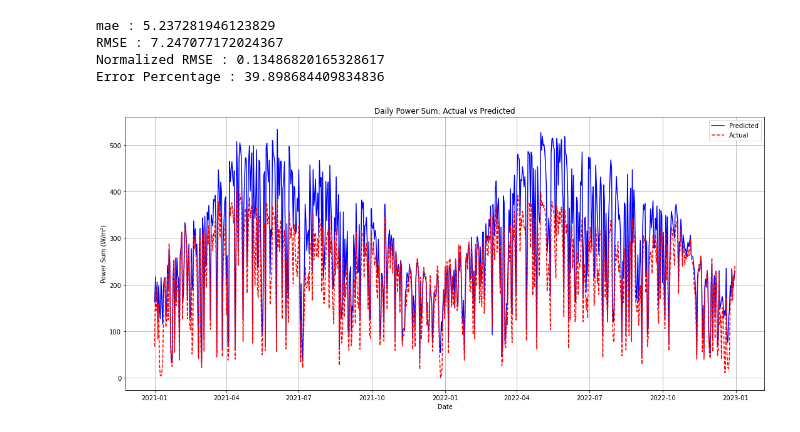
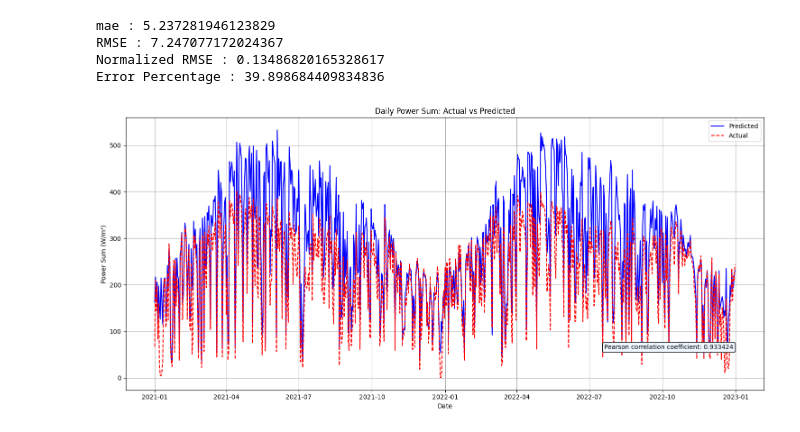
Before and after one commit to yelim421/SolarPower, a Jupyter notebook: LinearModel.ipynb, the cells around one changed output. Saved outputs shown, nothing was run; the diff lists cells and outputs as text; code cells hidden in the pictures.

```diff
--- a/LinearModel.ipynb
+++ b/LinearModel.ipynb
@@ -66,6 +67,9 @@ def test_rmse(y_true, y_pred):
     print(f"Normalized RMSE : {n_rmse(y_true, y_pred)}")
     score = evaluation_metric(y_true, y_pred)
     print(f"Error Percentage : {test_error_percentage(score)}")
+
+def calculate_pearsonr(data1, data2):
+    return pearsonr(data1, data2)
 # %%
 test = pd.read_csv('test_data_nan_wind.csv', index_col='Date')
 test.fillna(-1, inplace=True)
@@ -99,22 +103,28 @@ Error Percentage : 39.898684409834836
 # %%
 test['date'] = pd.to_datetime(test.index).date
 actual_power.index = pd.to_datetime(actual_power.index).date
 
 # 일별로 발전량 합계 계산
 daily_predicted_sum = test.groupby('date')['Power_pv'].sum()
 daily_actual_sum = actual_power.groupby(actual_power.index).sum()
 
 # 그래프로 비교
 plt.figure(figsize=(15, 7))
 plt.plot(daily_predicted_sum.index, daily_predicted_sum.values, label='Predicted', color='blue')
 plt.plot(daily_actual_sum.index, daily_actual_sum.values, label='Actual', color='red', linestyle='--')
 plt.title('Daily Power Sum: Actual vs Predicted')
 plt.xlabel('Date')
 plt.ylabel('Power Sum (W/m²)')
 plt.legend()
 plt.tight_layout()
 plt.grid(True)
+
+corr_coefficient, p_value = calculate_pearsonr(daily_actual_sum, daily_predicted_sum)
+
+corr_text = f"Pearson correlation coefficient: {corr_coefficient:.6f}"
+plt.annotate(corr_text, xy=(0.75, 0.15), xycoords='axes fraction', fontsize=10, bbox=dict(boxstyle="round,pad=0.3", edgecolor="black", facecolor="aliceblue"))
+
 plt.show()
 # %% [output]
-[figure, old version]
+[figure, new version]
 # %%
```
Also changed, not shown: parts of 3 cells of this notebook, 8 other files.
